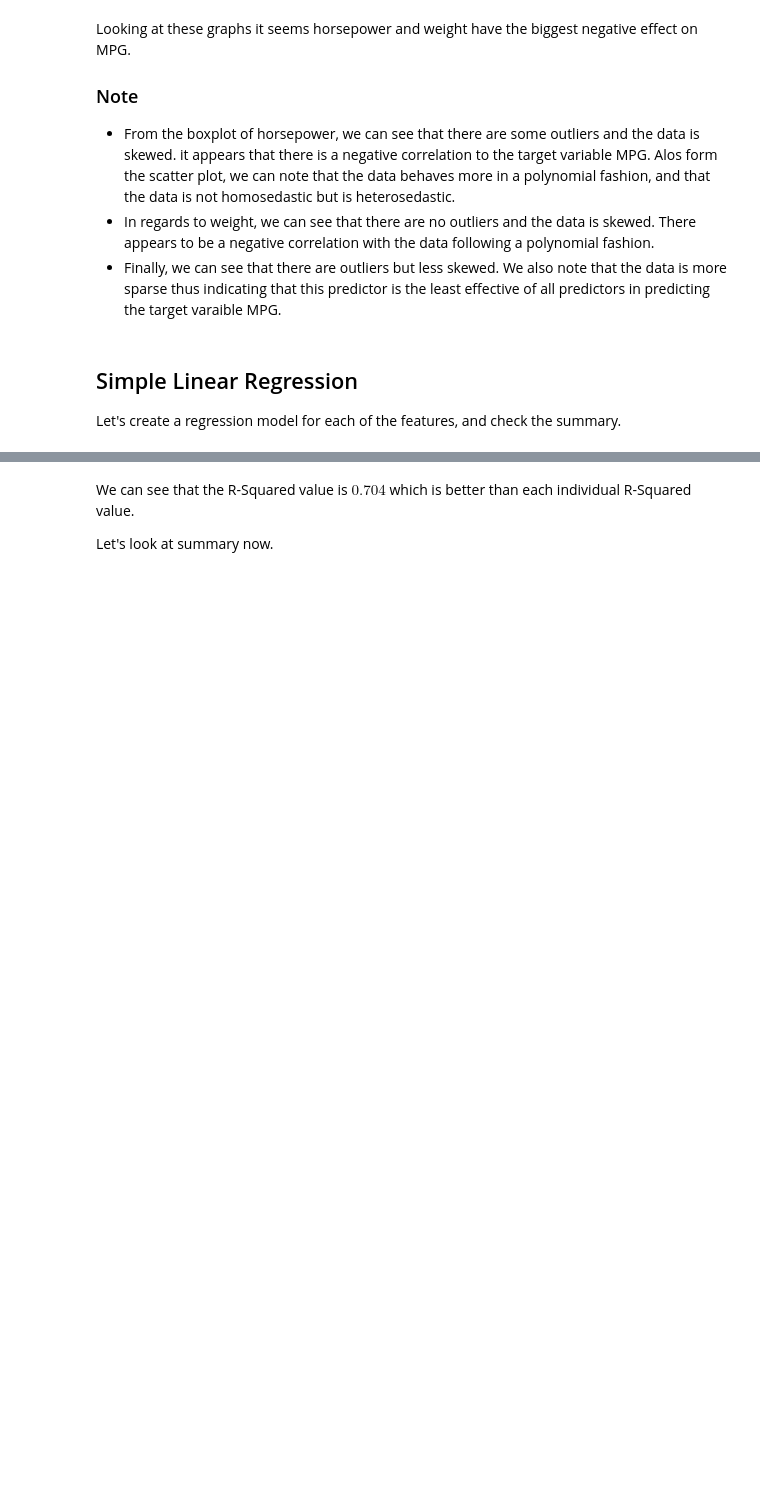
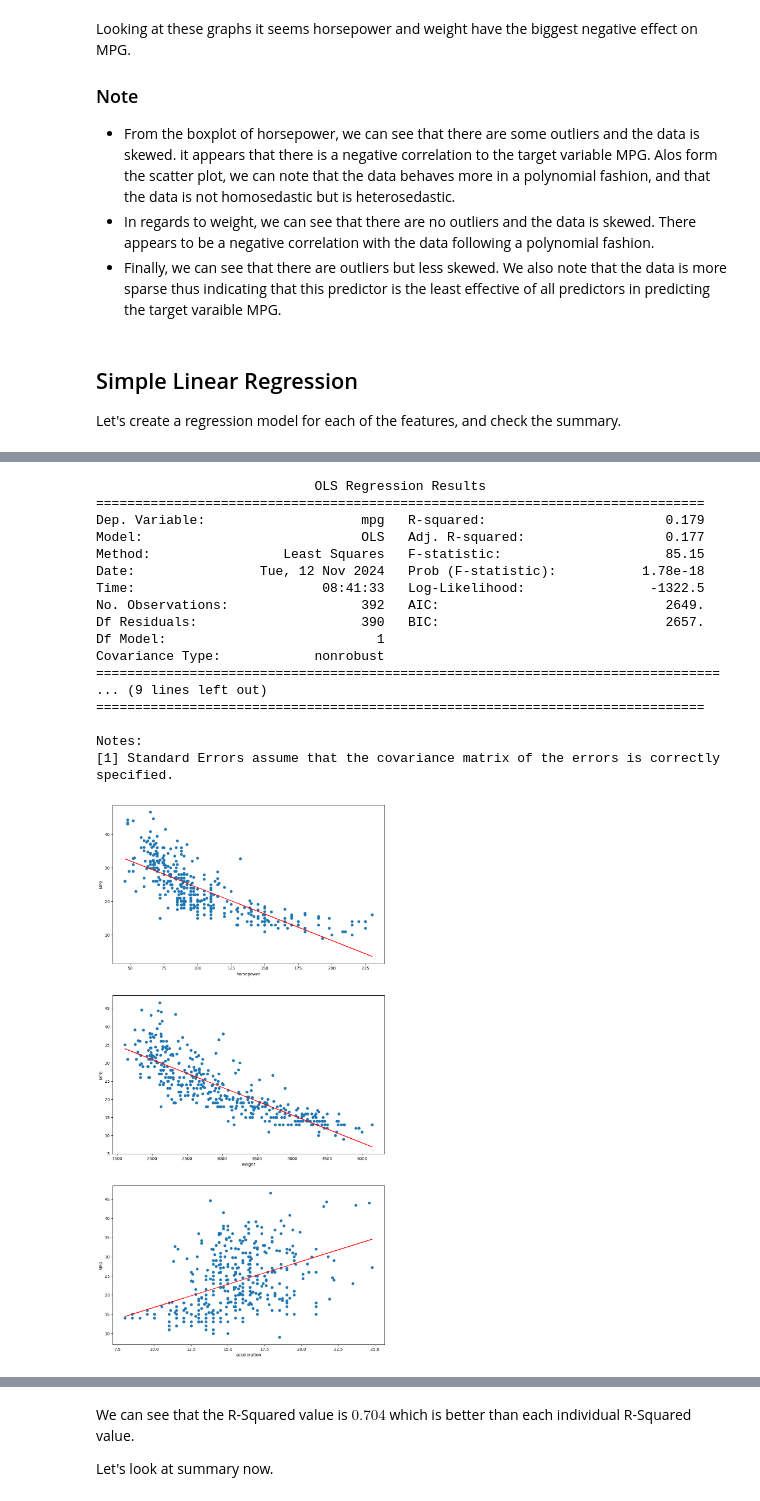
Before and after one commit to vanki2003/ACI, a Jupyter notebook: models/Linear Regression/02 - Multiple Regression - Handout.ipynb, the cells around one changed output, grey strips where cells are left out. Saved outputs shown, nothing was run; the diff lists cells and outputs as text; code cells hidden in the pictures; blank space fills up the shorter version.

```diff
--- a/models/Linear Regression/02 - Multiple Regression - Handout.ipynb
+++ b/models/Linear Regression/02 - Multiple Regression - Handout.ipynb
@@ -10,7 +10,7 @@ import numpy as np
 import pandas as pd
 import matplotlib.pyplot as plt
 # %%
-df = pd.read_csv(r'C:\Users\ivane\Desktop\ACI-1\data\auto-mpg-simple2.csv')
+df = pd.read_csv(r'C:\Users\ivane\Desktop\ACI\data\auto-mpg-simple2.csv')
 
 df.info()
 print('------------------------------------')
@@ -79,0 +86,41 @@ R-Squared for acceleration is 0.18
+# %%
+# import libraries
+import statsmodels.formula.api as smf
+
+# create the subplots
+fig, ax = plt.subplots(3,1, figsize=(12,24))
+
+i = 0
+
+for feature in features:
+    formula = "mpg ~ " + feature
+
+    model = smf.ols(formula=formula, data=df).fit()
+
+    ax[i].scatter(df[feature], df.mpg)
+    ax[i].plot(df[feature], model.fittedvalues, color='red')
+    ax[i].set_xlabel(feature)
+    ax[i].set_ylabel('MPG')
+
+    i += 1
+
+print(model.summary())
+# %% [output]
+                            OLS Regression Results
+==============================================================================
+Dep. Variable:                    mpg   R-squared:                       0.179
+Model:                            OLS   Adj. R-squared:                  0.177
+Method:                 Least Squares   F-statistic:                     85.15
+Date:                Tue, 12 Nov 2024   Prob (F-statistic):           1.78e-18
+Time:                        08:41:33   Log-Likelihood:                -1322.5
+No. Observations:                 392   AIC:                             2649.
+Df Residuals:                     390   BIC:                             2657.
+Df Model:                           1
+Covariance Type:            nonrobust
+================================================================================
+... (9 lines left out)
+==============================================================================
+
+Notes:
+[1] Standard Errors assume that the covariance matrix of the errors is correctly specified.
+[figure, added]
```
Also changed, not shown: parts of 15 cells of this notebook.
